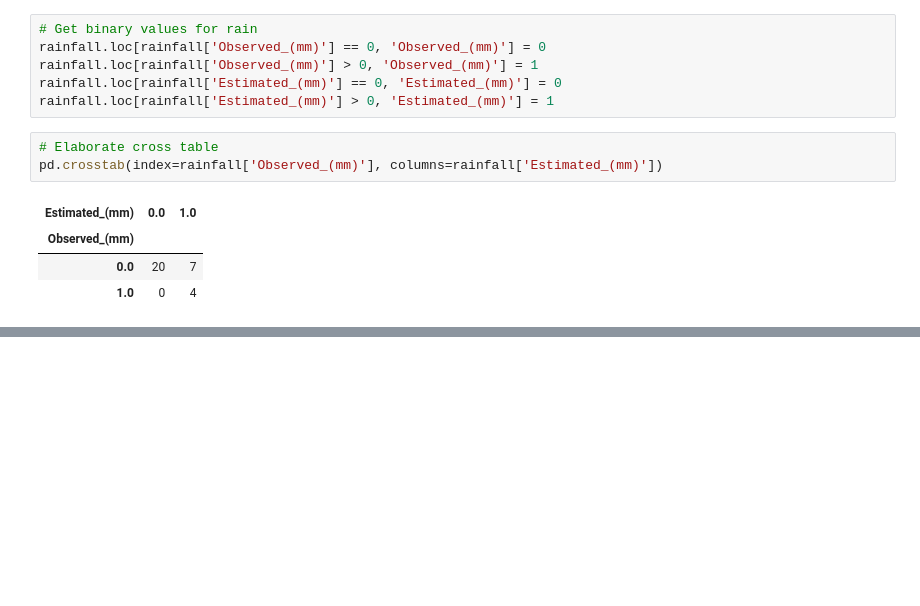
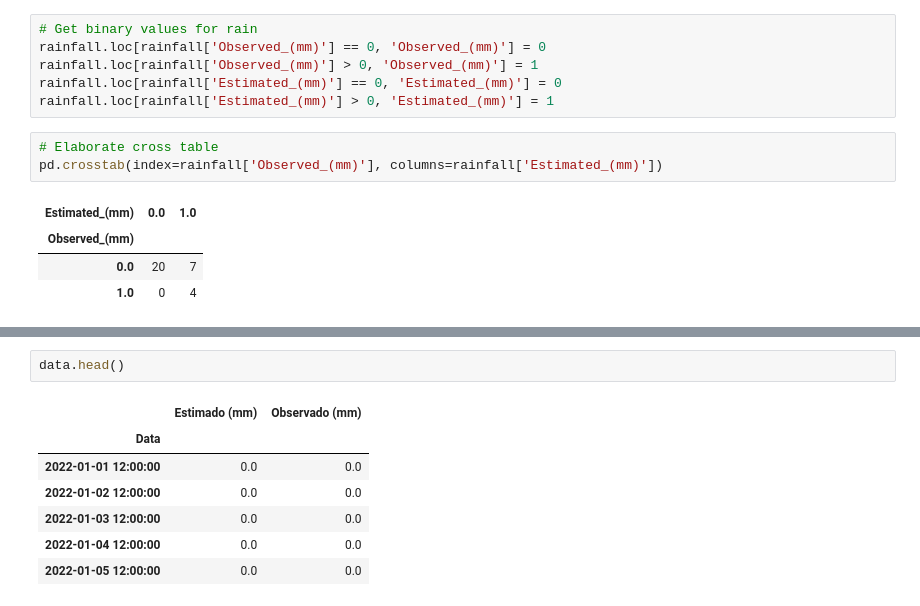
Before and after one commit to flow-ufal/gpm_precipitation_tools, a Jupyter notebook: GPM.ipynb, the cells around one changed output, grey strips where cells are left out. Saved outputs shown, nothing was run; the diff lists cells and outputs as text; blank space fills up the shorter version.

```diff
--- a/GPM.ipynb
+++ b/GPM.ipynb
@@ -344,0 +354,10 @@ pd.crosstab(index=rainfall['Observed_(mm)'], columns=rainfall['Estimated_(mm)'])
+# %%
+data.head()
+# %% [output]
+|  | Estimado (mm) | Observado (mm) |
+| Data |  |  |
+| 2022-01-01 12:00:00 | 0.0 | 0.0 |
+| 2022-01-02 12:00:00 | 0.0 | 0.0 |
+| 2022-01-03 12:00:00 | 0.0 | 0.0 |
+| 2022-01-04 12:00:00 | 0.0 | 0.0 |
+| 2022-01-05 12:00:00 | 0.0 | 0.0 |
```
Also changed, not shown: parts of 8 cells of this notebook, 2 other files.
